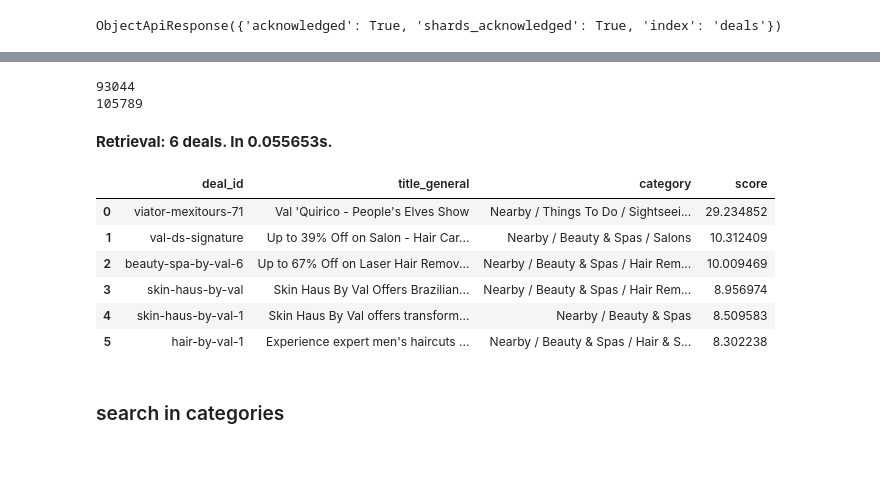
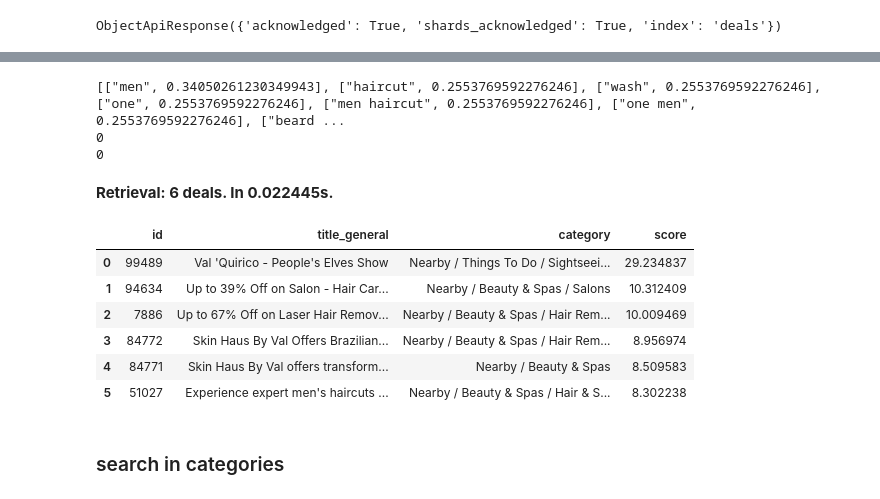
Before and after one commit to zphilippcz/research, a Jupyter notebook: dealsdb/indexing_and_search.ipynb, the cells around one changed output, grey strips where cells are left out. Saved outputs shown, nothing was run; the diff lists cells and outputs as text; code cells hidden in the pictures; blank space fills up the shorter version.

```diff
--- a/dealsdb/indexing_and_search.ipynb
+++ b/dealsdb/indexing_and_search.ipynb
@@ -107,13 +142,12 @@ def get_taxonomy_path(id):
 
 sql_query = """
     SELECT
-        d.deal_id,
-        MIN(d.title_general) as title_general,
-        GROUP_CONCAT(o.title, ',') AS option_titles,
+        d.id,
+        MIN(d.title_general) || '. ' || GROUP_CONCAT(o.title, ',') AS text,
         MIN(d.customer_category_id) as category_id
     FROM deals d
-        LEFT JOIN options o ON (d.deal_id=o.deal_id)
-    GROUP BY d.deal_id
+        LEFT JOIN options o ON (d.id=o.deal_id)
+    GROUP BY d.id
 """
 cursor.execute(sql_query)
 rows = cursor.fetchall()
@@ -125,14 +159,21 @@ rows = cursor.fetchall()
 counter  = 0
 counterTotal = 0
 for row in rows:
-    if row[3]:
-        category = get_taxonomy_path(row[3])
 
+    # index when deal have category only
+    if row[2]:
+        category = get_taxonomy_path(row[2])
+        document = remove_prepositions_and_conjunctions(category + '. ' + row[1])
+        important_words = get_important_words(document)
+
+        print (json.dumps(important_words))
+        json.dumps({"important_words": embeddings_dict})
+        break;
         document = {
-            'deal_id': row[0],
-            'title_general': row[1],
-            'option_titles': row[2],
+            'id': row[0],
+            'document': row[1],
             'category' : category,
+            'important_words' : json.dumps(important_words),
             'timestamp': datetime.now(timezone.utc).isoformat()
         }
         es.index(index=index_name, document=document)
@@ -143,54 +184,55 @@ conn.close()
 print (counter)
 print (counterTotal)
 # %% [output]
-93044
-105789
+[["men", 0.34050261230349943], ["haircut", 0.2553769592276246], ["wash", 0.2553769592276246], ["one", 0.2553769592276246], ["men haircut", 0.2553769592276246], ["one men", 0.2553769592276246], ["beard ...
+0
+0
 # %%
 #search_term = 'oil change'
 search_term = 'Oil changes change Engine replacement services Lubr ication filter Routine oil change Motor oil change Oil maintenance Oil service intervals'
 search_term = 'val'
 start_time = time.time()
 search_query = {
-    '_source': ['deal_id', 'title_general', 'option_titles', 'category'],
+    '_source': ['id', 'title_general', 'option_titles', 'category'],
     'query': {
         'bool': {
             'should': [
                 {'match': {'title_general': {'query': search_term, 'boost': 1}}},
                 {'match': {'option_titles': {'query': search_term, 'boost': 1}}},
             ]
         }
     },
     'size': 10000
 }
 
 response = es.search(index=index_name, body=search_query)
 end_time = time.time()
 elapsed_time = end_time - start_time
 
 documents = []
 for hit in response['hits']['hits']:
     document = hit['_source']
     score = hit['_score']
 
     document['score'] = score
     documents.append(document)
 #print (response)
 df = pd.DataFrame(documents)
-df['title'] = df.apply(lambda x: f'<a href="https://www.groupon.com/deals/{x["deal_id"]}" target="_blank">{x["title_general"]}</a>', axis=1)
-count = df["deal_id"].count()
+df['title'] = df.apply(lambda x: f'<a href="https://www.groupon.com/deals/{x["id"]}" target="_blank">{x["title_general"]}</a>', axis=1)
+count = df["id"].count()
 
 
-display(HTML("<strong>Retrieval: " + str(df['deal_id'].count()) + f" deals. In {elapsed_time:.6f}" + "s.</strong>"))
-display(HTML(df[["deal_id", "title_general", "category", "score"]].head(1000).to_html(escape=False)))
+display(HTML("<strong>Retrieval: " + str(df['id'].count()) + f" deals. In {elapsed_time:.6f}" + "s.</strong>"))
+display(HTML(df[["id", "title_general", "category", "score"]].head(1000).to_html(escape=False)))
 # %% [output]
-Retrieval: 6 deals. In 0.055653s.
+Retrieval: 6 deals. In 0.022445s.
-|  | deal_id | title_general | category | score |
-| 0 | viator-mexitours-71 | Val 'Quirico - People's Elves Show | Nearby / Things To Do / Sightseei... | 29.234852 |
-| 1 | val-ds-signature | Up to 39% Off on Salon - Hair Car... | Nearby / Beauty & Spas / Salons | 10.312409 |
-| 2 | beauty-spa-by-val-6 | Up to 67% Off on Laser Hair Remov... | Nearby / Beauty & Spas / Hair Rem... | 10.009469 |
-| 3 | skin-haus-by-val | Skin Haus By Val Offers Brazilian... | Nearby / Beauty & Spas / Hair Rem... | 8.956974 |
-| 4 | skin-haus-by-val-1 | Skin Haus By Val offers transform... | Nearby / Beauty & Spas | 8.509583 |
-| 5 | hair-by-val-1 | Experience expert men's haircuts ... | Nearby / Beauty & Spas / Hair & S... | 8.302238 |
+|  | id | title_general | category | score |
+| 0 | 99489 | Val 'Quirico - People's Elves Show | Nearby / Things To Do / Sightseei... | 29.234837 |
+| 1 | 94634 | Up to 39% Off on Salon - Hair Car... | Nearby / Beauty & Spas / Salons | 10.312409 |
+| 2 | 7886 | Up to 67% Off on Laser Hair Remov... | Nearby / Beauty & Spas / Hair Rem... | 10.009469 |
+| 3 | 84772 | Skin Haus By Val Offers Brazilian... | Nearby / Beauty & Spas / Hair Rem... | 8.956974 |
+| 4 | 84771 | Skin Haus By Val offers transform... | Nearby / Beauty & Spas | 8.509583 |
+| 5 | 51027 | Experience expert men's haircuts ... | Nearby / Beauty & Spas / Hair & S... | 8.302238 |
 # %% [markdown]
 ### search in categories
 # %%
```
Also changed, not shown: parts of 3 cells of this notebook, 7 other files.
